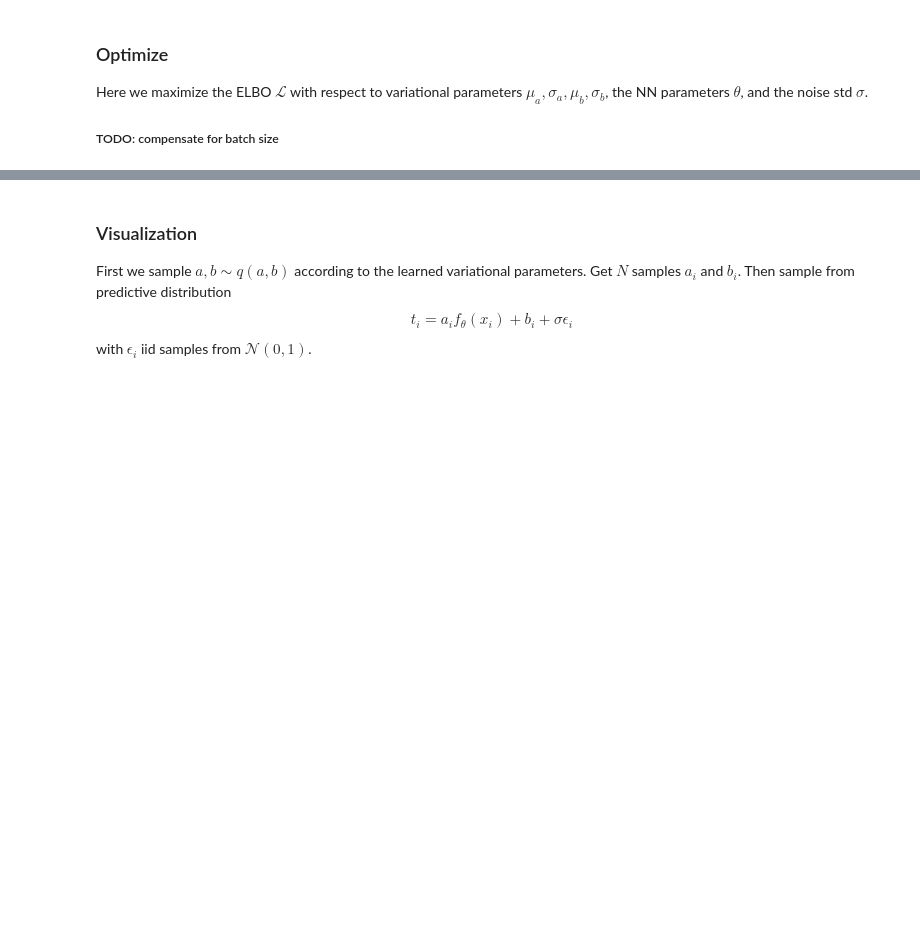
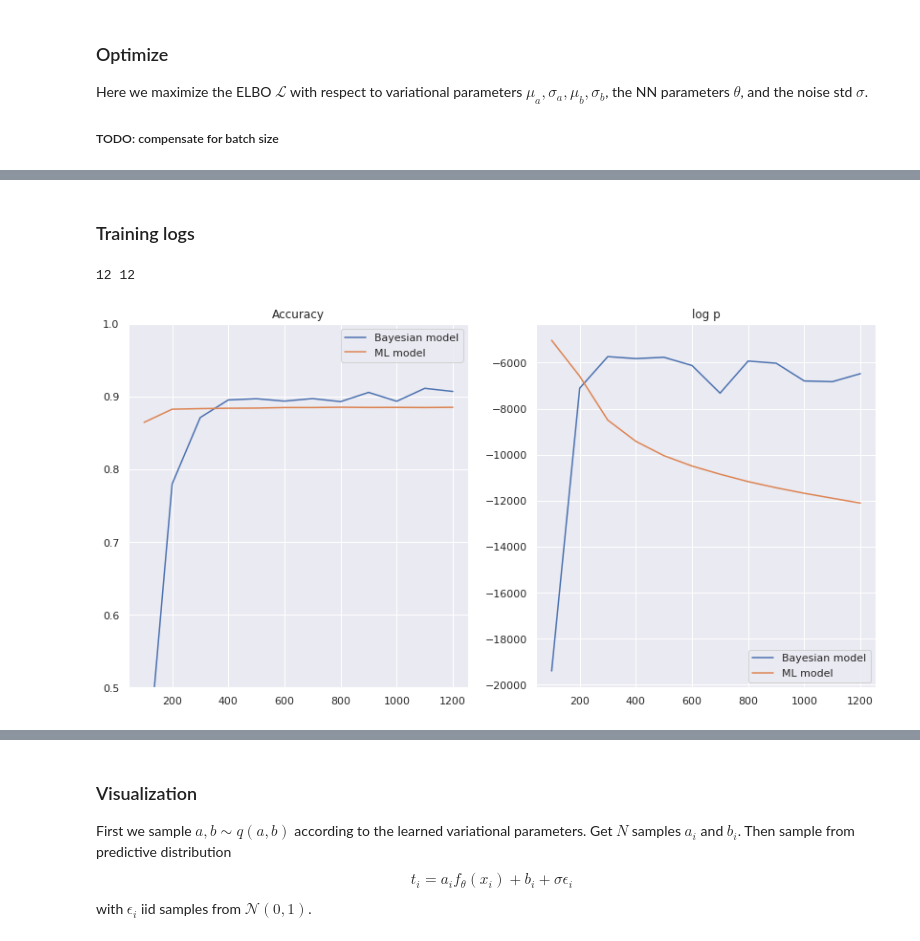
Before and after one commit to vlievin/deep-bayes, a Jupyter notebook: classification-MNIST-covariance.ipynb, the cells around one changed output, grey strips where cells are left out. Saved outputs shown, nothing was run; the diff lists cells and outputs as text; code cells hidden in the pictures; blank space fills up the shorter version.

```diff
--- a/classification-MNIST-covariance.ipynb
+++ b/classification-MNIST-covariance.ipynb
@@ -337,0 +394,30 @@ TEST epoch 2 step 500 : ELBO -2.143 Accuracy: 0.309
+# %% [markdown]
+### Training logs
+# %%
+import pandas as pd
+deterministic = False
+bayesian_data = pd.read_csv(f"mnist-covariance{('-deterministic' if deterministic else '')}.txt", names=['step','accuracy', 'elbo'])
+
+deterministic = True
+ml_data = pd.read_csv(f"mnist-covariance{('-deterministic' if deterministic else '')}.txt", names=['step','accuracy', 'elbo'])
+
+print(len(bayesian_data), len(ml_data))
+
+plt.figure(figsize=(14, 7))
+plt.subplot(1,2,1)
+plt.title("Accuracy")
+plt.plot(bayesian_data['step'], bayesian_data['accuracy'], label='Bayesian model')
+plt.plot(ml_data['step'], ml_data['accuracy'], label='ML model')
+plt.legend()
+plt.ylim([0.5, 1])
+
+plt.subplot(1,2,2)
+plt.title("log p")
+plt.plot(bayesian_data['step'], bayesian_data['elbo'], label='Bayesian model')
+plt.plot(ml_data['step'], ml_data['elbo'], label='ML model')
+plt.legend()
+#plt.ylim([-5000, 0])
+plt.show()
+# %% [output]
+12 12
+[figure, added]
```
Also changed, not shown: parts of 9 cells of this notebook, 2 other files.
